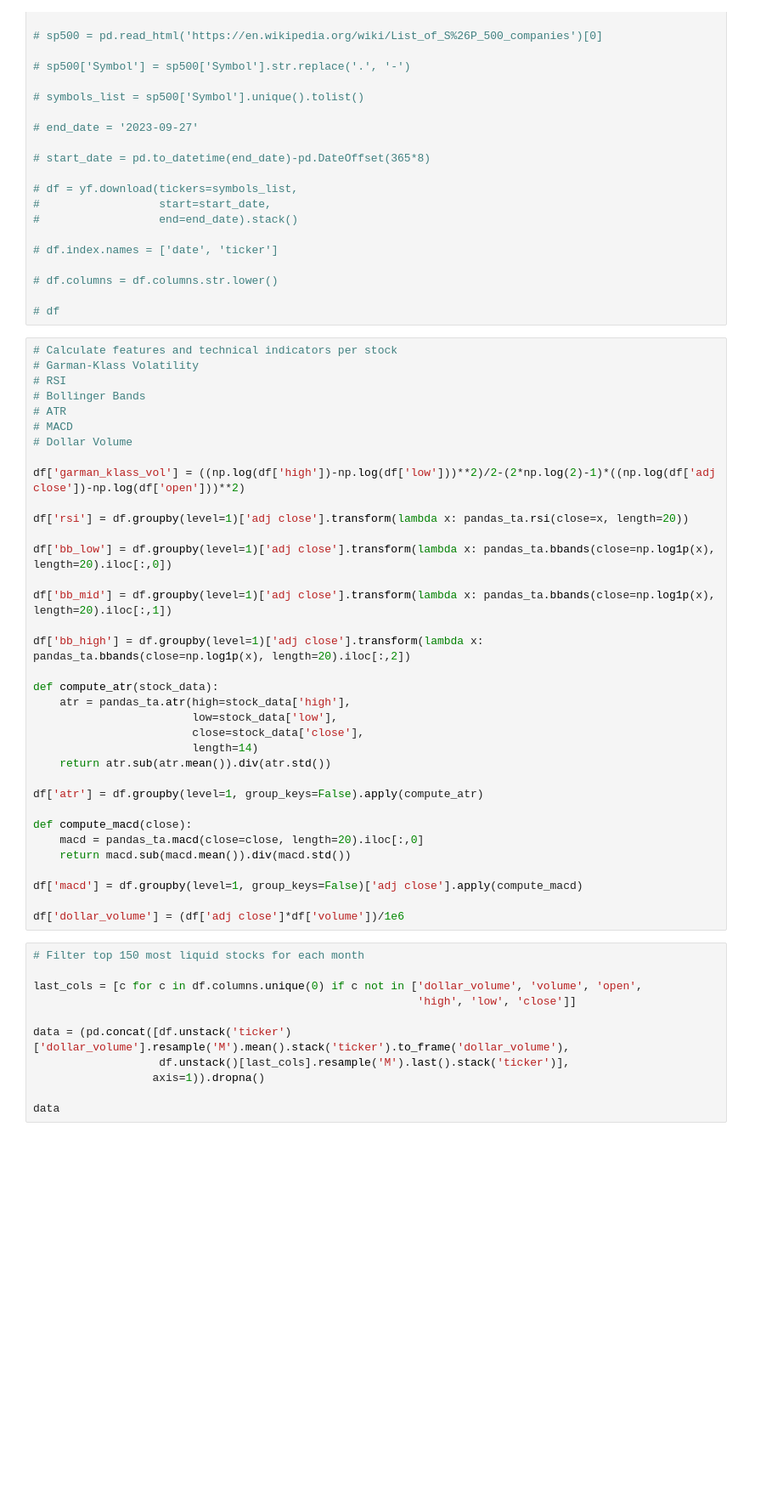
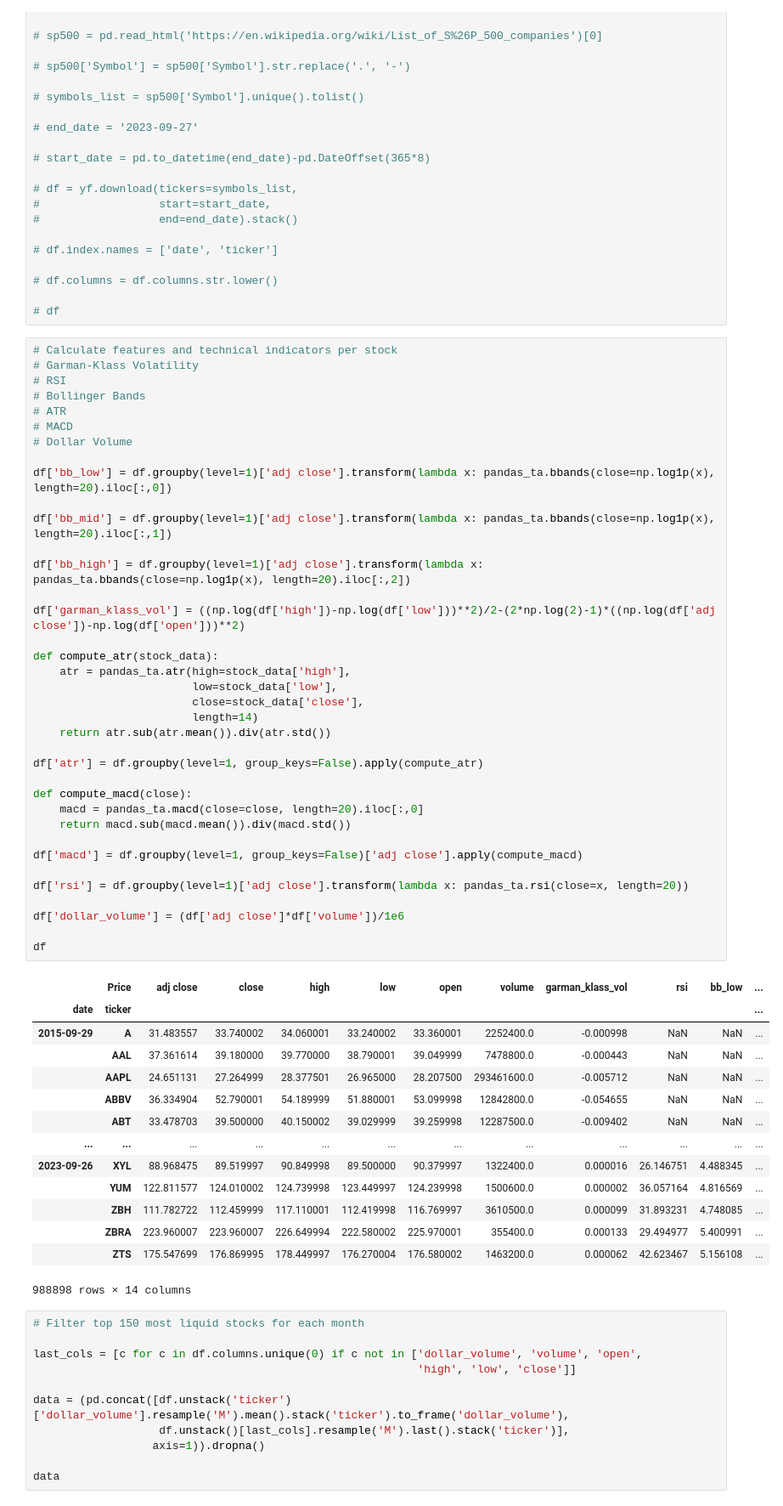
Before and after one commit to niccholasw/AiQuantTradingProject, a Jupyter notebook: Main.ipynb, the cells around one changed output. Shown at 85% size. Drawn from its saved outputs; the diff is of its cells as text; blank space fills up the shorter version.

```diff
--- a/Main.ipynb
+++ b/Main.ipynb
@@ -35,37 +35,54 @@
 # Calculate features and technical indicators per stock
 # Garman-Klass Volatility
 # RSI
 # Bollinger Bands
 # ATR
 # MACD
 # Dollar Volume
 
-df['garman_klass_vol'] = ((np.log(df['high'])-np.log(df['low']))**2)/2-(2*np.log(2)-1)*((np.log(df['adj close'])-np.log(df['open']))**2)
-
-df['rsi'] = df.groupby(level=1)['adj close'].transform(lambda x: pandas_ta.rsi(close=x, length=20))
-
 df['bb_low'] = df.groupby(level=1)['adj close'].transform(lambda x: pandas_ta.bbands(close=np.log1p(x), length=20).iloc[:,0])
 
 df['bb_mid'] = df.groupby(level=1)['adj close'].transform(lambda x: pandas_ta.bbands(close=np.log1p(x), length=20).iloc[:,1])
 
 df['bb_high'] = df.groupby(level=1)['adj close'].transform(lambda x: pandas_ta.bbands(close=np.log1p(x), length=20).iloc[:,2])
+
+df['garman_klass_vol'] = ((np.log(df['high'])-np.log(df['low']))**2)/2-(2*np.log(2)-1)*((np.log(df['adj close'])-np.log(df['open']))**2)
 
 def compute_atr(stock_data):
     atr = pandas_ta.atr(high=stock_data['high'],
                         low=stock_data['low'],
                         close=stock_data['close'],
                         length=14)
     return atr.sub(atr.mean()).div(atr.std())
 
 df['atr'] = df.groupby(level=1, group_keys=False).apply(compute_atr)
 
 def compute_macd(close):
     macd = pandas_ta.macd(close=close, length=20).iloc[:,0]
     return macd.sub(macd.mean()).div(macd.std())
 
 df['macd'] = df.groupby(level=1, group_keys=False)['adj close'].apply(compute_macd)
 
+df['rsi'] = df.groupby(level=1)['adj close'].transform(lambda x: pandas_ta.rsi(close=x, length=20))
+
 df['dollar_volume'] = (df['adj close']*df['volume'])/1e6
+
+df
+# %% [output]
+|  | Price | adj close | close | high | low | open | volume | garman_klass_vol | rsi | bb_low | ... |
+| date | ticker |  |  |  |  |  |  |  |  |  | ... |
+| 2015-09-29 | A | 31.483557 | 33.740002 | 34.060001 | 33.240002 | 33.360001 | 2252400.0 | -0.000998 | NaN | NaN | ... |
+|  | AAL | 37.361614 | 39.180000 | 39.770000 | 38.790001 | 39.049999 | 7478800.0 | -0.000443 | NaN | NaN | ... |
+|  | AAPL | 24.651131 | 27.264999 | 28.377501 | 26.965000 | 28.207500 | 293461600.0 | -0.005712 | NaN | NaN | ... |
+|  | ABBV | 36.334904 | 52.790001 | 54.189999 | 51.880001 | 53.099998 | 12842800.0 | -0.054655 | NaN | NaN | ... |
+|  | ABT | 33.478703 | 39.500000 | 40.150002 | 39.029999 | 39.259998 | 12287500.0 | -0.009402 | NaN | NaN | ... |
+| ... | ... | ... | ... | ... | ... | ... | ... | ... | ... | ... | ... |
+| 2023-09-26 | XYL | 88.968475 | 89.519997 | 90.849998 | 89.500000 | 90.379997 | 1322400.0 | 0.000016 | 26.146751 | 4.488345 | ... |
+|  | YUM | 122.811577 | 124.010002 | 124.739998 | 123.449997 | 124.239998 | 1500600.0 | 0.000002 | 36.057164 | 4.816569 | ... |
+|  | ZBH | 111.782722 | 112.459999 | 117.110001 | 112.419998 | 116.769997 | 3610500.0 | 0.000099 | 31.893231 | 4.748085 | ... |
+|  | ZBRA | 223.960007 | 223.960007 | 226.649994 | 222.580002 | 225.970001 | 355400.0 | 0.000133 | 29.494977 | 5.400991 | ... |
+|  | ZTS | 175.547699 | 176.869995 | 178.449997 | 176.270004 | 176.580002 | 1463200.0 | 0.000062 | 42.623467 | 5.156108 | ... |
+988898 rows × 14 columns
 # %%
 # Filter top 150 most liquid stocks for each month
 
```
Also changed, not shown: parts of 3 cells of this notebook.
